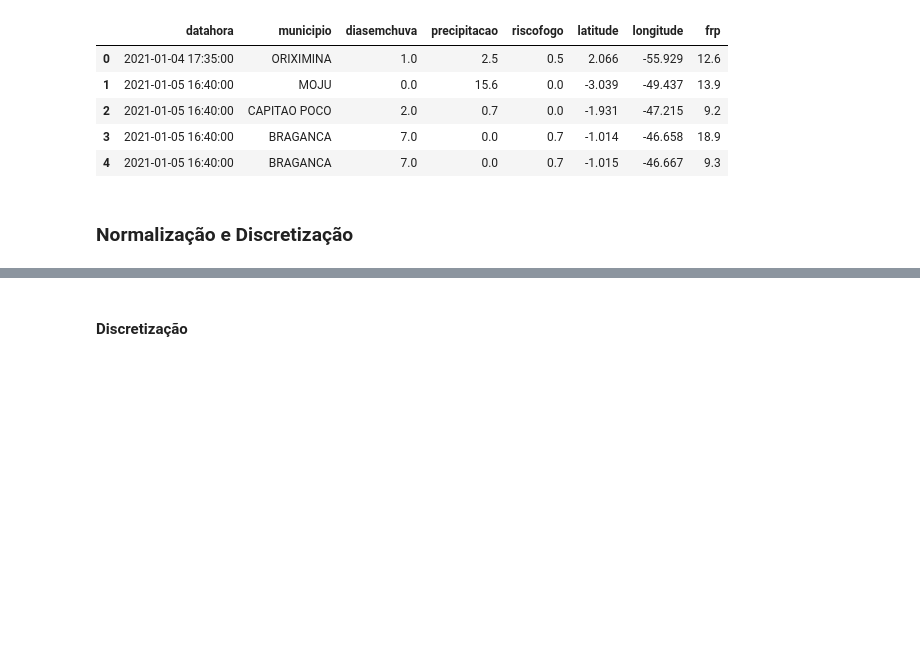
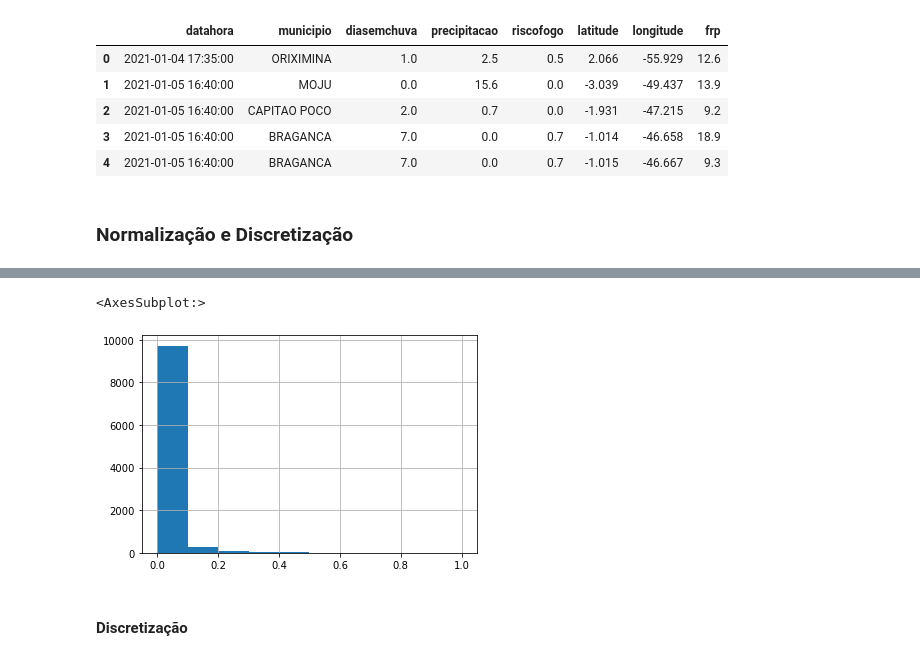
Before and after one commit to wanderson-r-marques/projeto-intro-analise-dados, a Jupyter notebook: projeto-intro-analise-dados.ipynb, the cells around one changed output, grey strips where cells are left out. Cells and saved outputs as stored; diff of their text form; code cells hidden in the pictures; blank space fills up the shorter version.

```diff
--- a/projeto-intro-analise-dados.ipynb
+++ b/projeto-intro-analise-dados.ipynb
@@ -138,3 +177,9 @@ df.head()
+# %%
+# Exibição do histograma da coluna "frp_norm"
+df['frp_norm'].hist()
+# %% [output]
+<AxesSubplot:>
+[figure, added]
 # %% [markdown]
 #### Discretização
 # %% [markdown]
```
Also changed, not shown: parts of 18 cells of this notebook.
